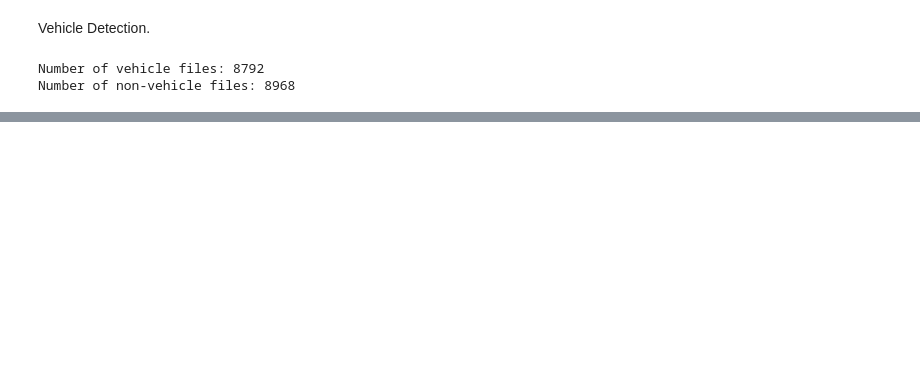
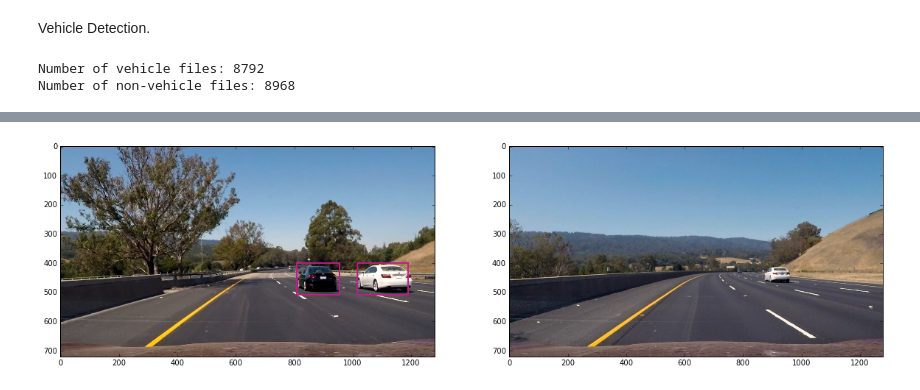
Before and after one commit to jsistla/vehicle-detection, a Jupyter notebook: Vehicle-detection.ipynb, the cells around one changed output, grey strips where cells are left out. Saved outputs shown, nothing was run; the diff lists cells and outputs as text; code cells hidden in the pictures; blank space fills up the shorter version.

```diff
--- a/Vehicle-detection.ipynb
+++ b/Vehicle-detection.ipynb
@@ -45,0 +230,60 @@ utils.show_images(non_vehicle_files, num_of_images=15, main_title='None-Vehicle
+# %%
+x_start_stop=[None, None]
+y_start_stop = [400,600]
+xy_window=(96, 86)
+xy_overlap=(0.72, 0.72)
+vehicle_detector = detection.VehicleDetect(color_space=color_space,
+                                  orient=orient,
+                                  pix_per_cell=pix_per_cell,
+                                  cell_per_block=cell_per_block,
+                                  hog_channel=hog_channel,
+                                  spatial_size=spatial_size,
+                                  hist_bins=hist_bins,
+                                  spatial_feat=spatial_feat,
+                                  hist_feat=hist_feat,
+                                  hog_feat=hog_feat,
+                                  y_start_stop=y_start_stop,
+                                  x_start_stop=x_start_stop,
+                                  xy_window=xy_window,
+                                  xy_overlap=xy_overlap,
+                                  heat_threshold = 1,
+                                  scaler=scaler,
+                                  classifier=svc)
+
+test_image_path_1 = './test_images/test6.jpg'
+test_image_1 = mpimg.imread(test_image_path_1)
+output_1 = vehicle_detector.detect(test_image_1)
+
+
+vehicle_detector = detection.VehicleDetect(color_space=color_space,
+                                  orient=orient,
+                                  pix_per_cell=pix_per_cell,
+                                  cell_per_block=cell_per_block,
+                                  hog_channel=hog_channel,
+                                  spatial_size=spatial_size,
+                                  hist_bins=hist_bins,
+                                  spatial_feat=spatial_feat,
+                                  hist_feat=hist_feat,
+                                  hog_feat=hog_feat,
+                                  y_start_stop=y_start_stop,
+                                  x_start_stop=x_start_stop,
+                                  xy_window=xy_window,
+                                  xy_overlap=xy_overlap,
+                                  heat_threshold = 1,
+                                  scaler=scaler,
+                                  classifier=svc)
+test_image_path_2 = './test_images/test3.jpg'
+test_image_2 = mpimg.imread(test_image_path_2)
+output_2 = vehicle_detector.detect(test_image_2)
+
+plt.figure(figsize=(20, 16))
+
+plt.subplot(1, 2, 1)
+plt.imshow(output_1)
+
+plt.subplot(1, 2, 2)
+plt.imshow(output_2)
+
+plt.show()
+# %% [output]
+[figure, added]
```
Also changed, not shown: parts of 8 cells of this notebook, 3 other files.
